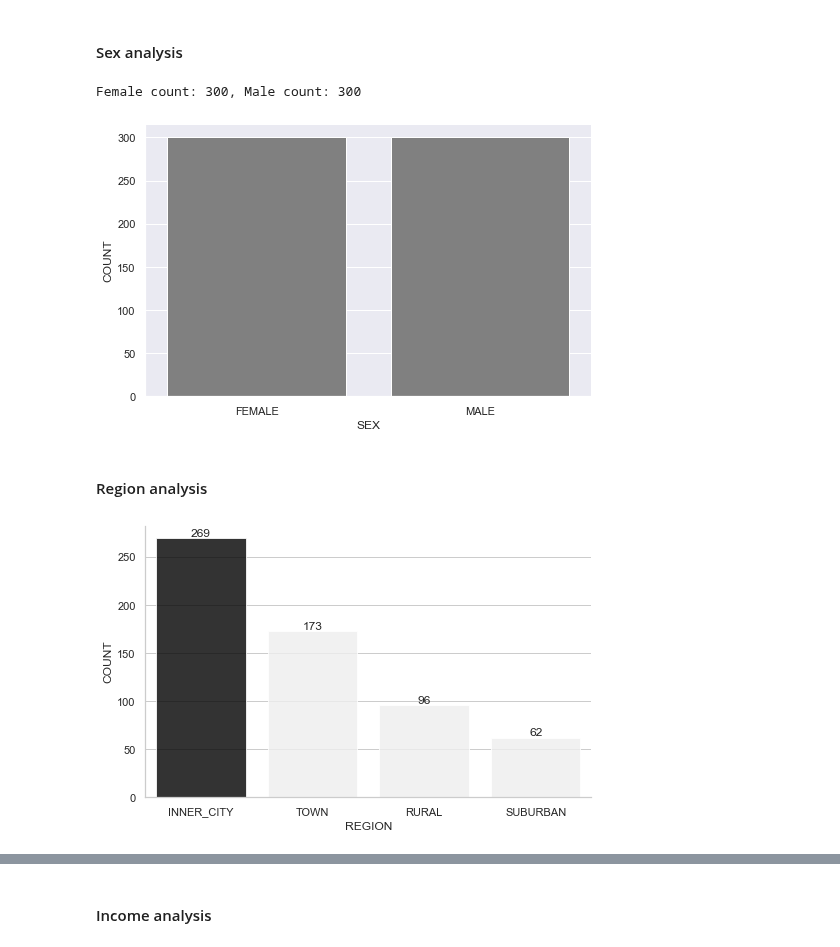
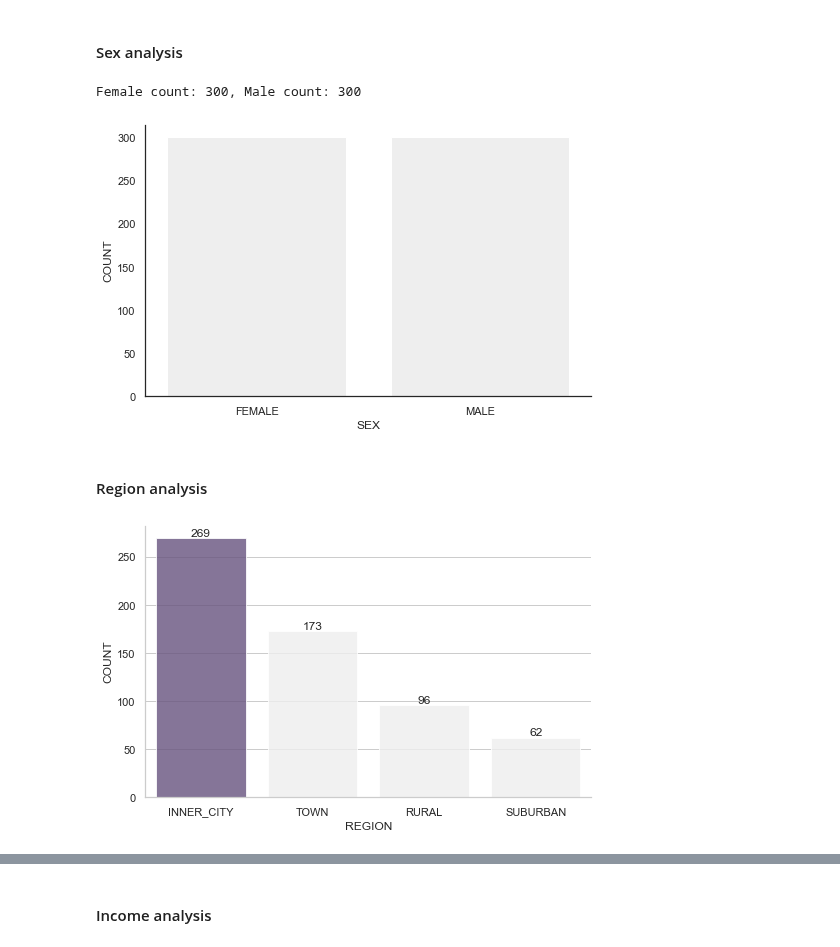
Before and after one commit to hyoaru/dsa-libraries-test, a Jupyter notebook: main/ipython-notebooks/implementation/desc_stats.ipynb, the cells around one changed output, grey strips where cells are left out. Saved outputs shown, nothing was run; the diff lists cells and outputs as text; code cells hidden in the pictures.

```diff
--- a/main/ipython-notebooks/implementation/desc_stats.ipynb
+++ b/main/ipython-notebooks/implementation/desc_stats.ipynb
@@ -84,0 +82,7 @@ df_bank.mode()
+# %%
+a1_color = '#664c85'
+a2_color = '#5b92b6'
+a3_color = '#52d5bd'
+a4_color = '#eeeeee'
+a1_palette = 'mako'
+a2_palette = 'mako_r'
@@ -104,11 +111,13 @@ sns.set_style('whitegrid')
 g = sns.histplot(
     data = df_bank,
     x = 'age',
-    color = 'black',
+    color = a1_color,
     alpha = 0.1,
     kde = True,
     fill = True,
-
+    line_kws= dict(
+        lw = 2
+    )
 )
 
 g.set_xlabel(g.get_xlabel().upper())
@@ -132,7 +141,7 @@ g = sns.boxplot(
     data = df_bank,
     y = 'age',
     width = .2,
-    palette = 'Greys'
+    color = a1_color
 )
 
 sns.despine(top = True, right = True)
@@ -158,7 +167,7 @@ g = sns.kdeplot(
     x = 'age',
     fill = True,
     alpha = 0.1,
-    color = 'black',
+    color = a1_color
 )
 
 g.set_title('AGE VISUALIZATION: KERNEL DENSITY ESTIMATE')
@@ -181,21 +190,25 @@ Interpretation: age values are spread out over a wider range
 #### Sex analysis
 # %%
 print(f"Female count: {df_bank.groupby('sex').get_group('FEMALE')['sex'].count()}, Male count: {df_bank.groupby('sex').get_group('MALE')['sex'].count()}")
+
+sns.set(
+    style = 'white'
+)
 
 g = sns.countplot(
     data = df_bank,
     x = 'sex',
-    color = 'gray',
+    color = a4_color,
     alpha = 1,
 )
 
 sns.despine(top = True, right = True)
 
 g.set_xlabel(g.get_xlabel().upper());
 g.set_ylabel(g.get_ylabel().upper());
 # %% [output]
 Female count: 300, Male count: 300
-[figure, old version]
+[figure, new version]
 # %% [markdown]
 #### Region analysis
 # %%
@@ -205,7 +218,7 @@ g = sns.countplot(
     data = df_bank,
     x = 'region',
     alpha = 0.8,
-    palette = ['black' if x == df_bank['region'].value_counts().max() else '#eeeeee' for x in df_bank['region'].value_counts()]
+    palette = [a1_color if x == df_bank['region'].value_counts().max() else a4_color for x in df_bank['region'].value_counts()]
 )
 
 g.set_xlabel(g.get_xlabel().upper())
@@ -214,4 +227,4 @@ g.bar_label(g.containers[0])
 
 sns.despine()
 # %% [output]
-[figure, old version]
+[figure, new version]
```
Also changed, not shown: parts of 26 cells of this notebook.
